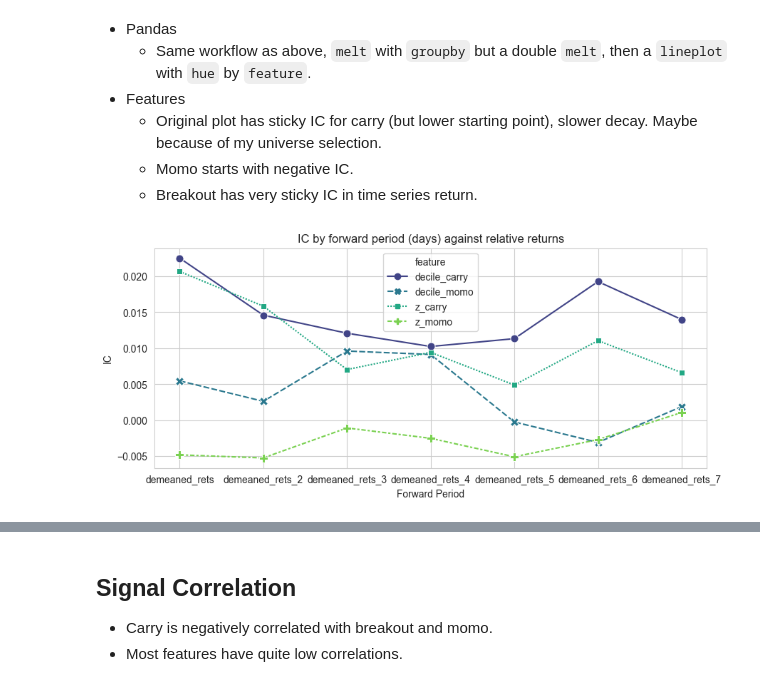
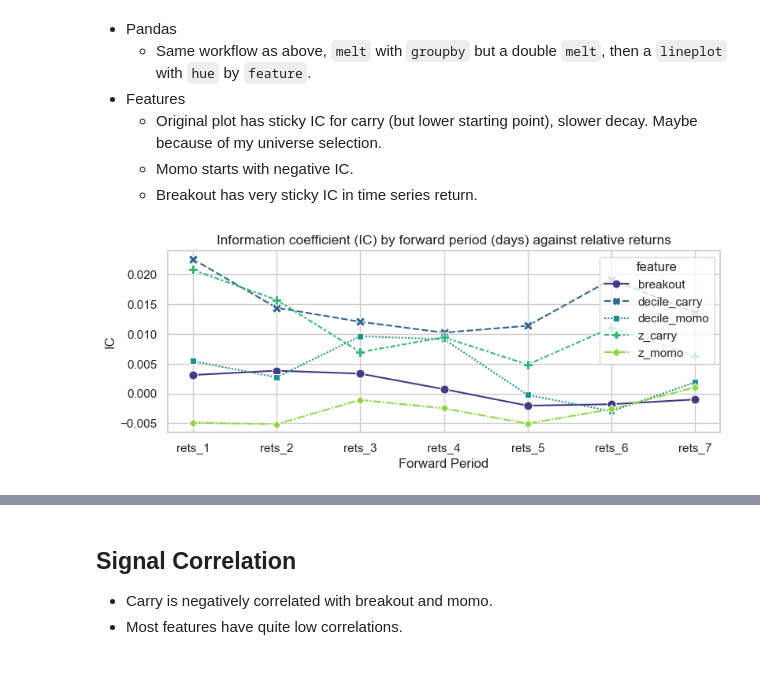
Before and after one commit to ryanczm/Crypto-Stat-Arb, a Jupyter notebook: quantifying-crypto-alphas.ipynb, the cells around one changed output, grey strips where cells are left out. Cells and saved outputs as stored; diff of their text form; code cells hidden in the pictures.

```diff
--- a/quantifying-crypto-alphas.ipynb
+++ b/quantifying-crypto-alphas.ipynb
@@ -263,7 +263,7 @@ for i in forward_periods:
 
 # Melt the DataFrame to long format
 melted_features = pd.melt(scaled_features, id_vars=['date', 'ticker', 'is_universe', 'demeaned_rets'] + [f'demeaned_rets_{i}' for i in range(2,8)],
-                           value_vars=['z_carry', 'z_momo', 'decile_carry', 'decile_momo'],
+                           value_vars=['z_carry', 'z_momo', 'decile_carry', 'decile_momo','breakout'],
                            var_name='feature', value_name='value')
 
 melted_melted_features = pd.melt(melted_features, id_vars=['feature','value'],
@@ -274,13 +274,14 @@ ic_data = melted_melted_features.groupby(['feature', 'lookahead']).apply(
     lambda x: pd.Series({'IC': x['value'].corr(x['rets'])})
 ).reset_index()
 # %%
-fig, ax = plt.subplots(figsize=(10,4))
+fig, ax = plt.subplots(figsize=(9.05,3))
 sns.lineplot(data=ic_data, x='lookahead', y='IC', hue='feature', style='feature', markers=True, ax=ax, markersize=8, palette='viridis')
-plt.title('IC by forward period (days) against relative returns')
+plt.title('Information coefficient (IC) by forward period (days) against relative returns', size=12.5)
+ax.set_xticklabels(['rets_'+ str(i) for i in [1,2,3,4,5,6,7]])
 plt.xlabel('Forward Period')
 plt.show()
 # %% [output]
-[figure, old version]
+[figure, new version]
 # %%
 forward_periods = range(2, 8)
 for i in forward_periods:
```
Also changed, not shown: parts of 17 cells of this notebook, 4 other files.
